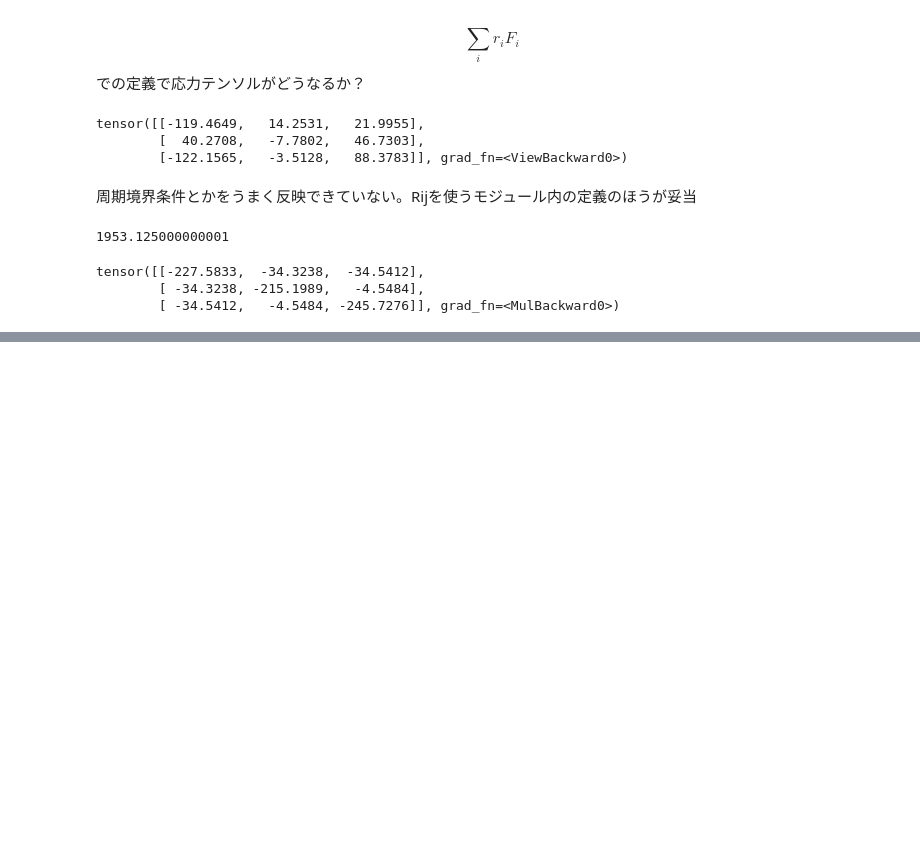
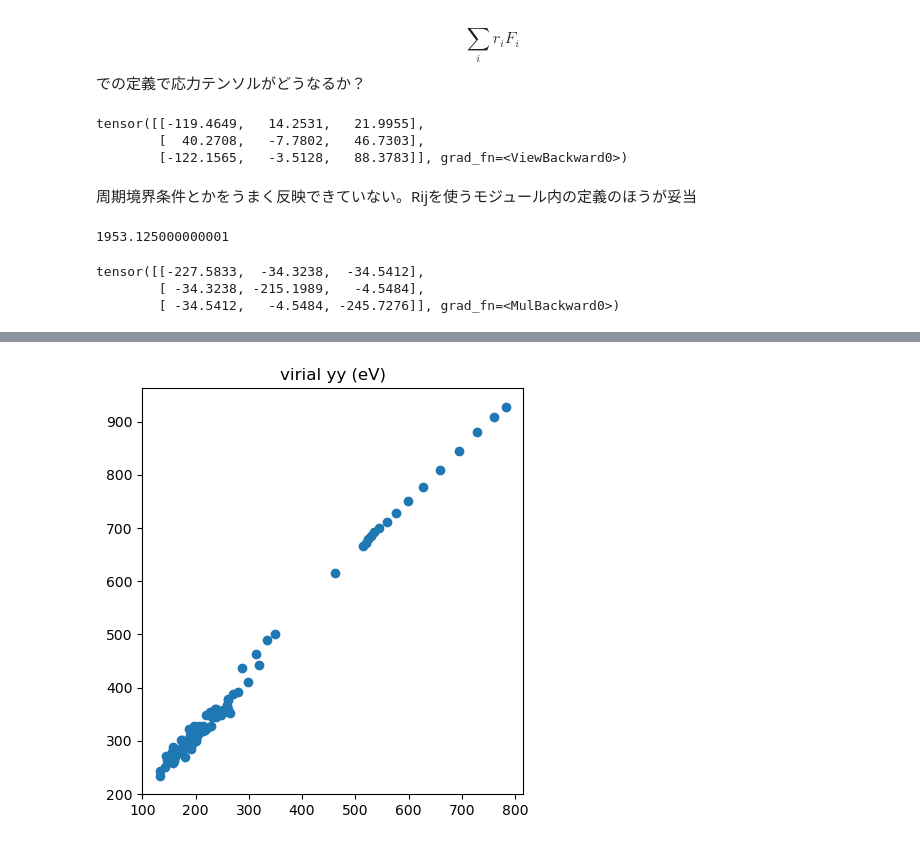
Before and after one commit to eminamitani/simplegnn_version2, a Jupyter notebook: schnet_test/pressure_test/test.ipynb, the cells around one changed output, grey strips where cells are left out. Drawn from its saved outputs; the diff is of its cells as text; code cells hidden in the pictures; blank space fills up the shorter version.

```diff
--- a/schnet_test/pressure_test/test.ipynb
+++ b/schnet_test/pressure_test/test.ipynb
@@ -420,0 +499,10 @@ tensor([[-227.5833,  -34.3238,  -34.5412],
+# %%
+sigma_yy_pred=sigma_prediction[:,1,1]
+sigma_yy_true=sigma_true[:,1]
+plt.gca().set_aspect('equal', adjustable='box')
+plt.scatter(sigma_yy_true, -sigma_yy_pred)
+plt.title('virial yy (eV)')
+plt.tight_layout()
+plt.savefig('virial_yy.png', dpi=300)
+# %% [output]
+[figure, added]
```
Also changed, not shown: parts of 13 cells of this notebook.
